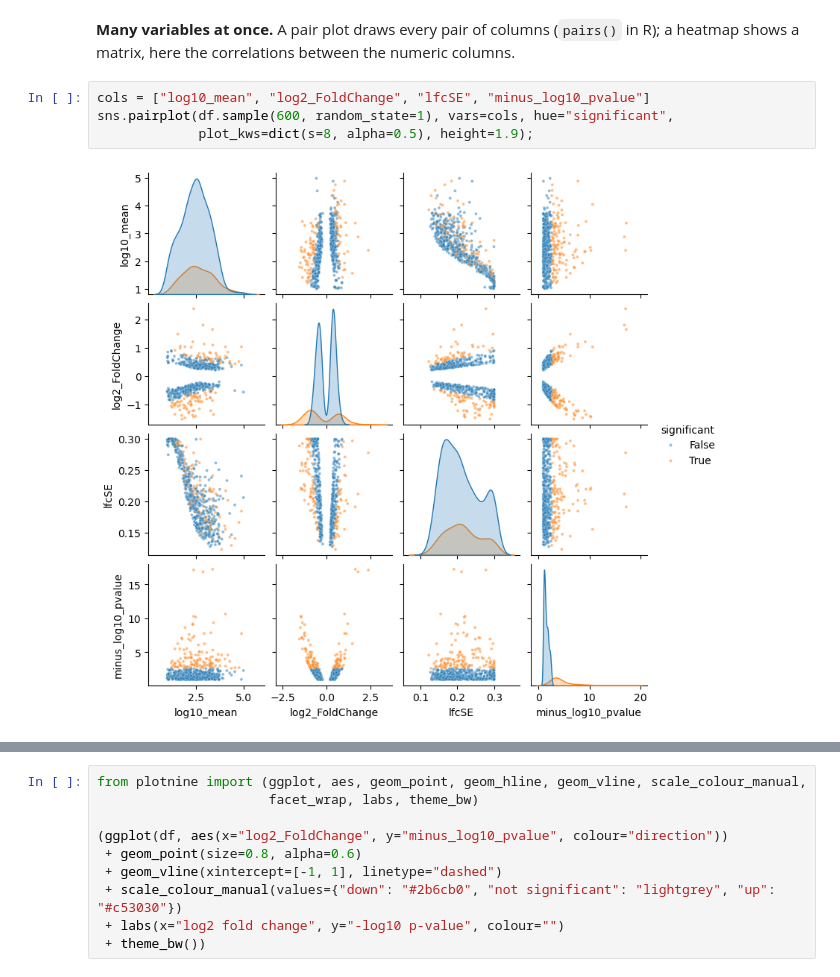
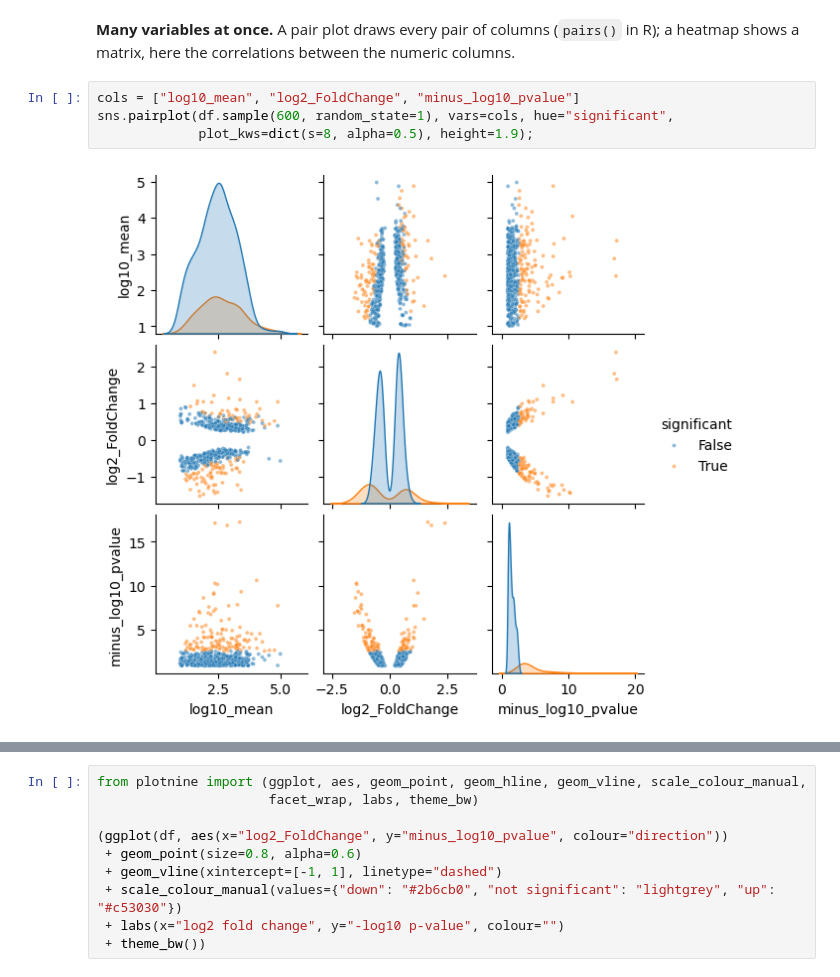
Before and after one commit to ElofssonLab/kb8029-book, a Jupyter notebook: notebooks/session02-plotting-gallery.ipynb, the cells around one changed output, grey strips where cells are left out. Saved outputs shown, nothing was run; the diff lists cells and outputs as text.

```diff
--- a/notebooks/session02-plotting-gallery.ipynb
+++ b/notebooks/session02-plotting-gallery.ipynb
@@ -162,11 +163,11 @@ sns.relplot(data=df, x="log2_FoldChange", y="minus_log10_pvalue", col="direction
 **Many variables at once.** A pair plot draws every pair of columns (`pairs()` in R); a
 heatmap shows a matrix, here the correlations between the numeric columns.
 # %%
-cols = ["log10_mean", "log2_FoldChange", "lfcSE", "minus_log10_pvalue"]
+cols = ["log10_mean", "log2_FoldChange", "minus_log10_pvalue"]
 sns.pairplot(df.sample(600, random_state=1), vars=cols, hue="significant",
              plot_kws=dict(s=8, alpha=0.5), height=1.9);
 # %% [output]
-[figure, old version]
+[figure, new version]
 # %%
 corr = df[cols].corr(method="spearman")
 sns.heatmap(corr, annot=True, fmt=".2f", cmap="vlag", vmin=-1, vmax=1, square=True);
```
Also changed, not shown: parts of 3 cells of this notebook, 3 other files.
